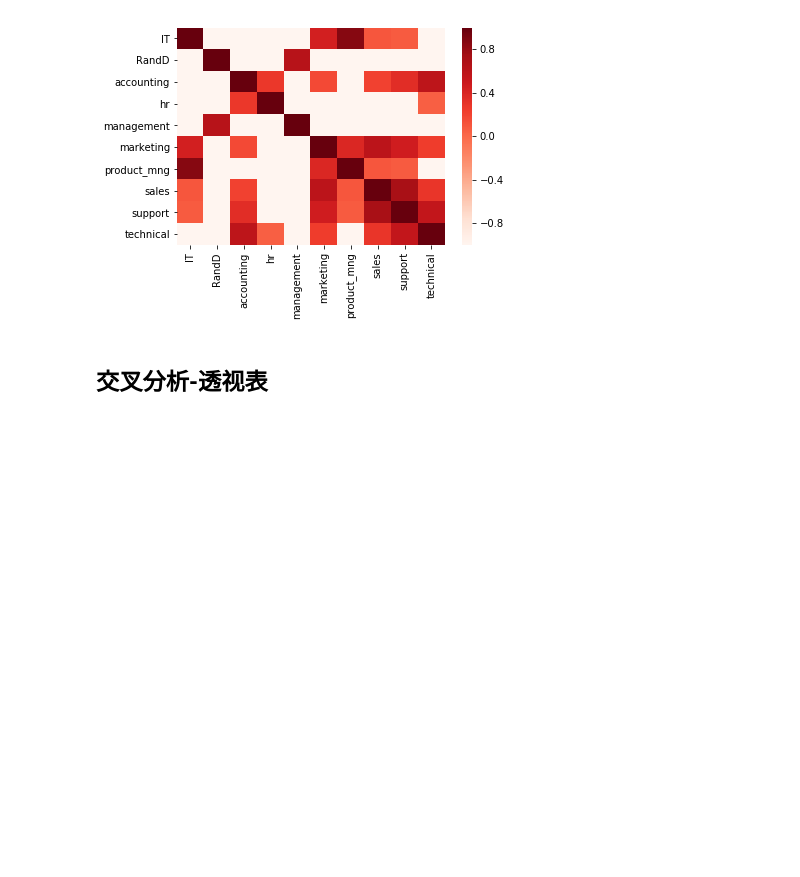
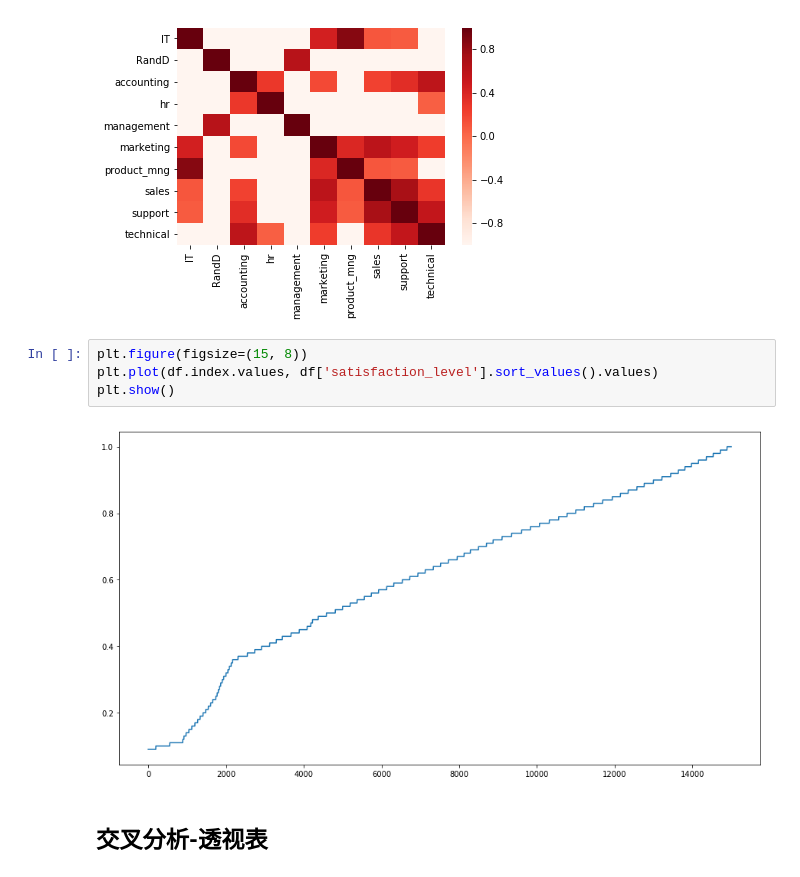
Before and after one commit to cqu903/data_analyze, a Jupyter notebook: 多因子与复合分析/复合分析.ipynb, the cells around one changed output. Saved outputs shown, nothing was run; the diff lists cells and outputs as text; blank space fills up the shorter version.

```diff
--- a/多因子与复合分析/复合分析.ipynb
+++ b/多因子与复合分析/复合分析.ipynb
@@ -30,6 +30,12 @@ sns.heatmap(dp_t_mat,xticklabels = dp_keys, yticklabels = dp_keys,cmap=sns.color
 plt.show()
 # %% [output]
 [figure]
+# %%
+plt.figure(figsize=(15, 8))
+plt.plot(df.index.values, df['satisfaction_level'].sort_values().values)
+plt.show()
+# %% [output]
+[figure, added]
 # %% [markdown]
 ## 交叉分析-透视表
 # %%
```
Also changed, not shown: 2 other files.
